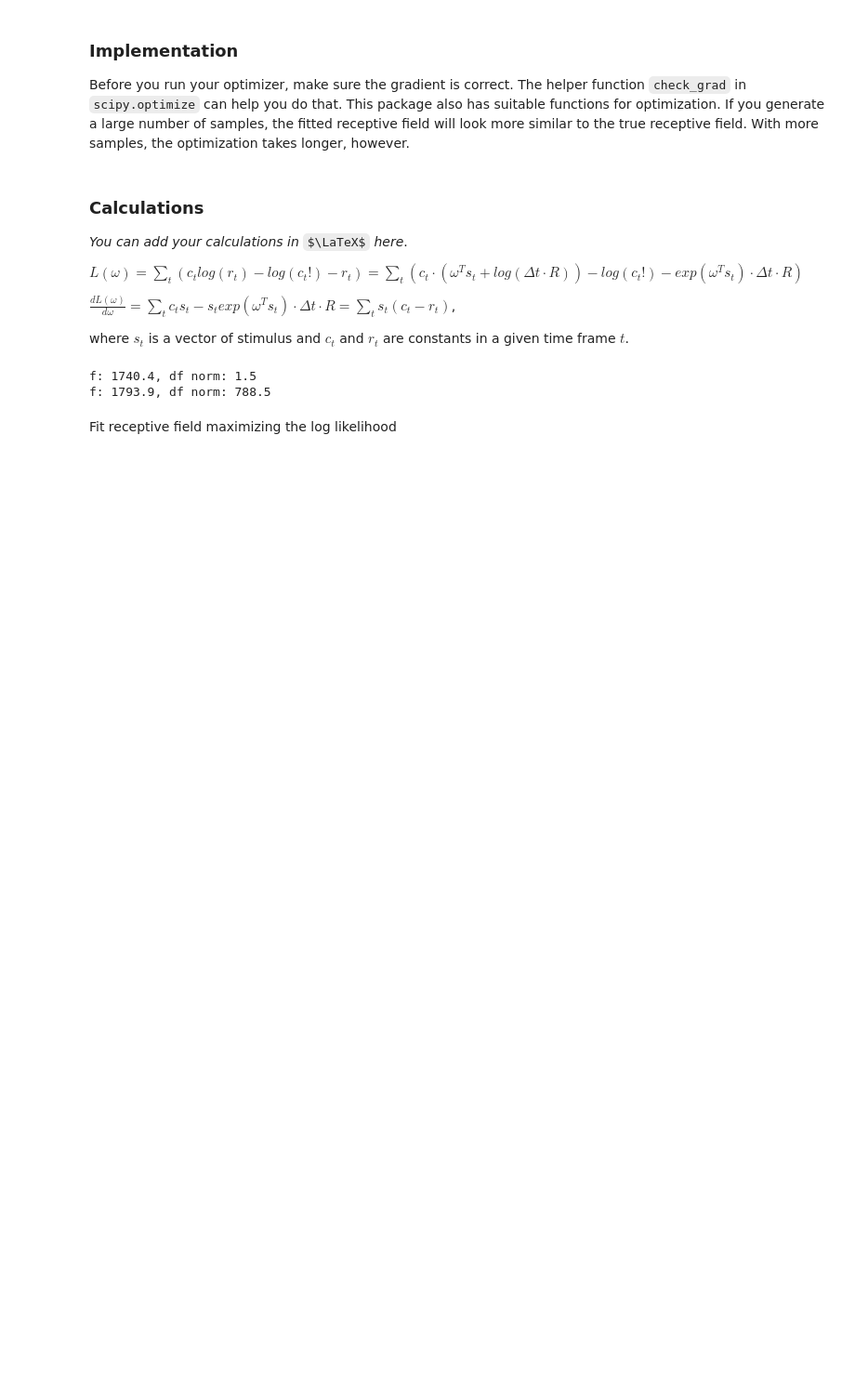
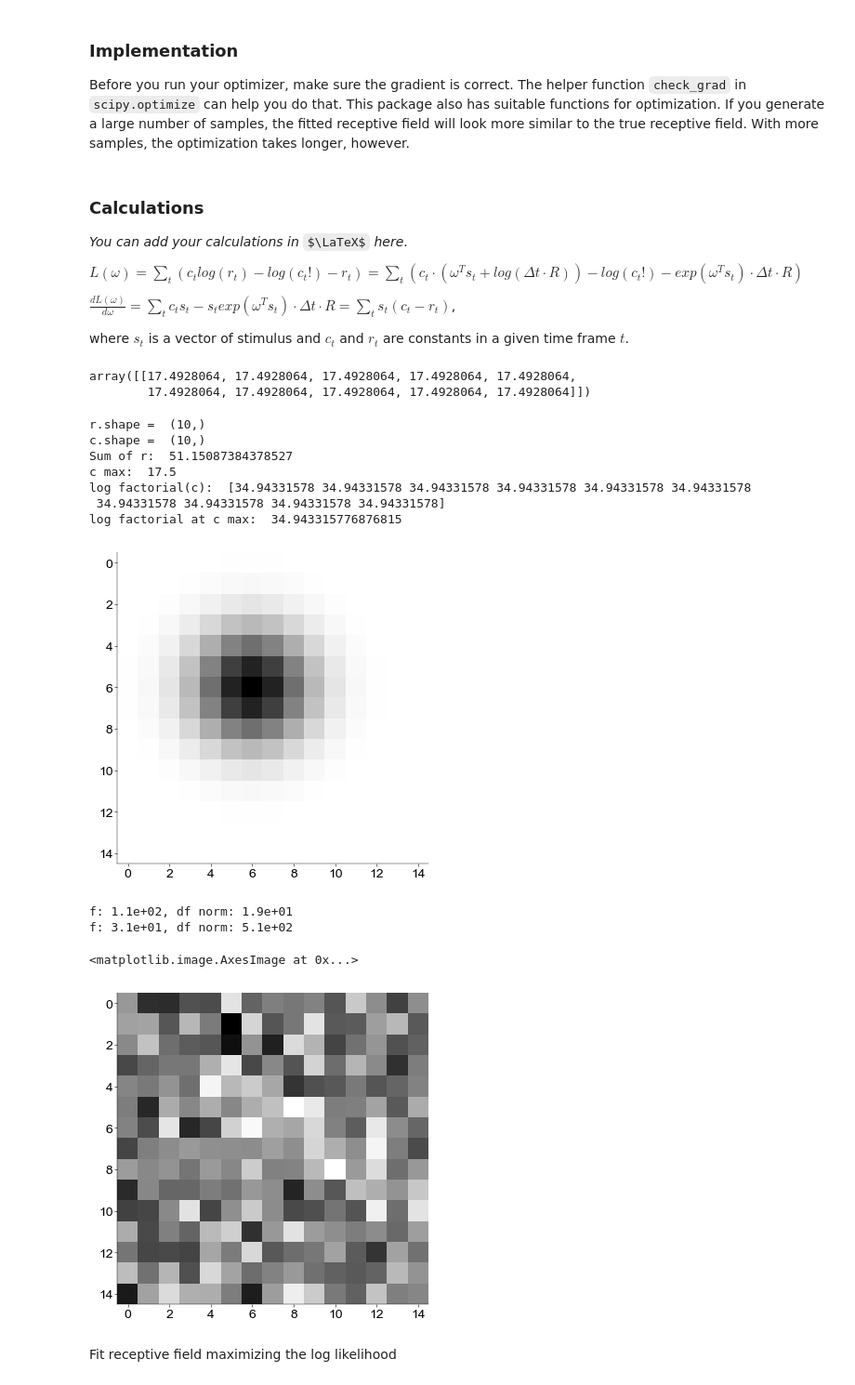
Before and after one commit to atimcenko/tu-neural-data-science, a Jupyter notebook: notebooks/CodingLab5_Alex.ipynb, the cells around one changed output. Shown at 93% size. Saved outputs shown, nothing was run; the diff lists cells and outputs as text; code cells hidden in the pictures; some formulas as TeX source; blank space fills up the shorter version.

```diff
--- a/notebooks/CodingLab5_Alex.ipynb
+++ b/notebooks/CodingLab5_Alex.ipynb
@@ -239,16 +250,44 @@ def negloglike_lnp(x, c, s, dt=0.1, R=50):
     # flattening is done since singleton dimensions are introduced by making row and column vectors
 
     return f, df
+# %%
+(np.exp(w.flatten()[np.newaxis, :] @ s_ideal) * R * dt)
+# %% [output]
+array([[17.4928064, 17.4928064, 17.4928064, 17.4928064, 17.4928064,
+        17.4928064, 17.4928064, 17.4928064, 17.4928064, 17.4928064]])
 # %%
-s_ideal = np.tile(w[:np.newaxis], nT).reshape(len(w), nT)
+D = 15     # number of pixels
+nT = 10  # number of time bins
+dt = 0.1   # bins of 100 ms
+R = 50     # firing rate in Hz
+v = 5      # stimulus variance
 
-f, df = negloglike_lnp(w, 5, s_ideal)
-print(f"f: {f:.1f}, df norm: {np.sqrt(np.sum(df ** 2)):.1f}")
-f, df = negloglike_lnp(w, 5, s)
-print(f"f: {f:.1f}, df norm: {np.sqrt(np.sum(df ** 2)):.1f}")
+w = gen_gauss_rf(D,7,(1,1))
+w = w.flatten()
+
+c, r, s = sample_lnp(w, nT, dt, R, v)
+s_ideal = np.tile(w[:, np.newaxis], nT).reshape(len(w), nT)
+
+f, df = negloglike_lnp(w, np.ones(nT) * 17.5, s_ideal, verbose=True)
+plt.imshow(df.reshape((D, D)), cmap='gray')
+plt.show()
+print(f"f: {f:.1e}, df norm: {np.sqrt(np.sum(df ** 2)):.1e}")
+f, df = negloglike_lnp(w, np.ones(nT) * 17.5, s)
+print(f"f: {f:.1e}, df norm: {np.sqrt(np.sum(df ** 2)):.1e}")
+plt.imshow(df.reshape((D, D)), cmap='gray')
 # %% [output]
-f: 1740.4, df norm: 1.5
-f: 1793.9, df norm: 788.5
+r.shape =  (10,)
+c.shape =  (10,)
+Sum of r:  51.15087384378527
+c max:  17.5
+log factorial(c):  [34.94331578 34.94331578 34.94331578 34.94331578 34.94331578 34.94331578
+ 34.94331578 34.94331578 34.94331578 34.94331578]
+log factorial at c max:  34.943315776876815
+[figure, added]
+f: 1.1e+02, df norm: 1.9e+01
+f: 3.1e+01, df norm: 5.1e+02
+<matplotlib.image.AxesImage at 0x...>
+[figure, added]
 # %% [markdown]
 Fit receptive field maximizing the log likelihood
 # %%
```
Also changed, not shown: parts of 28 cells of this notebook.
